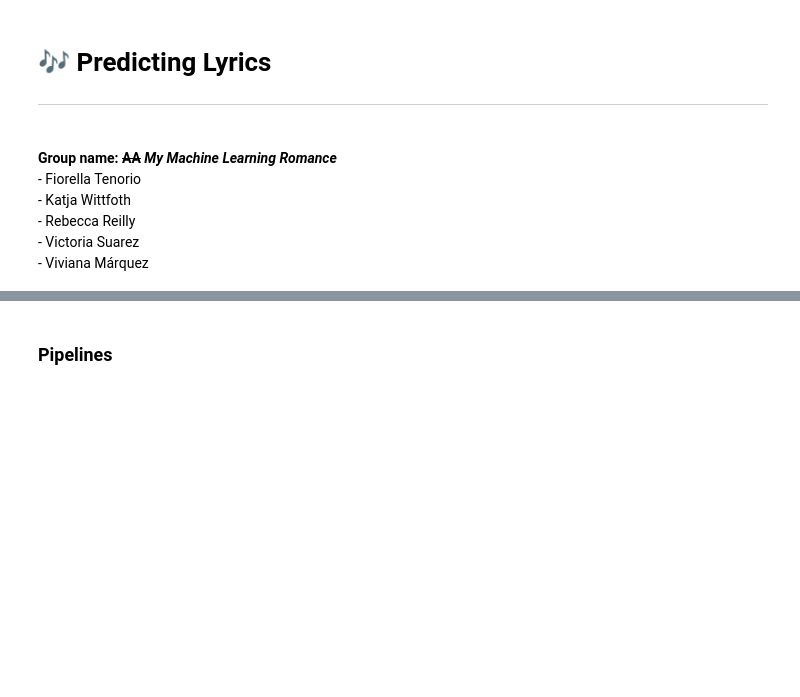
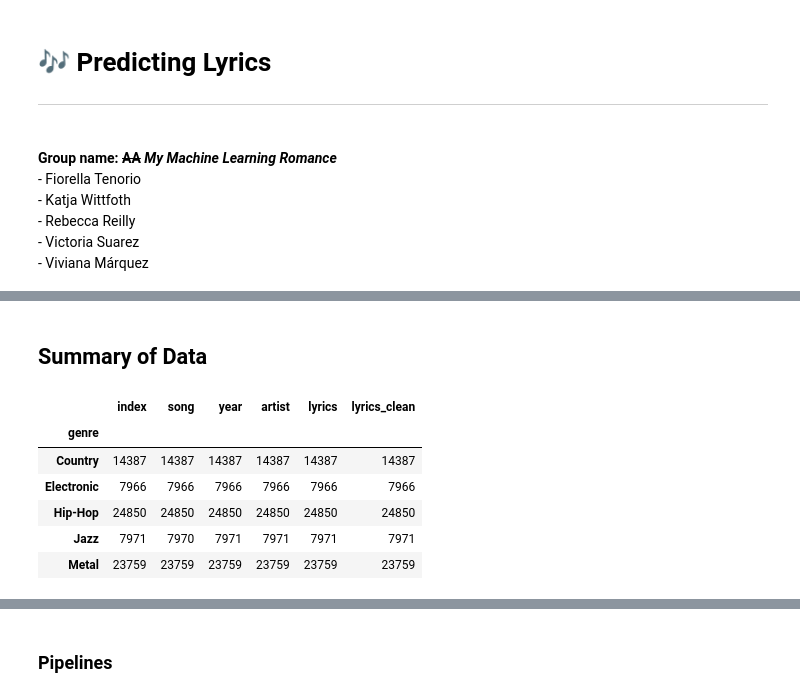
Before and after one commit to r-reilly/MSDS621_Project, a Jupyter notebook: Presentation/ML Presentation.ipynb, the cells around one changed output, grey strips where cells are left out. Cells and saved outputs as stored; diff of their text form; code cells hidden in the pictures; blank space fills up the shorter version.

```diff
--- a/Presentation/ML Presentation.ipynb
+++ b/Presentation/ML Presentation.ipynb
@@ -132,0 +138,12 @@ df_clean.head()
+# %% [markdown]
+## Summary of Data
+# %%
+df_clean.groupby('genre').count()
+# %% [output]
+|  | index | song | year | artist | lyrics | lyrics_clean |
+| genre |  |  |  |  |  |  |
+| Country | 14387 | 14387 | 14387 | 14387 | 14387 | 14387 |
+| Electronic | 7966 | 7966 | 7966 | 7966 | 7966 | 7966 |
+| Hip-Hop | 24850 | 24850 | 24850 | 24850 | 24850 | 24850 |
+| Jazz | 7971 | 7970 | 7971 | 7971 | 7971 | 7971 |
+| Metal | 23759 | 23759 | 23759 | 23759 | 23759 | 23759 |
```
Also changed, not shown: parts of 41 cells of this notebook, 3 other files.
